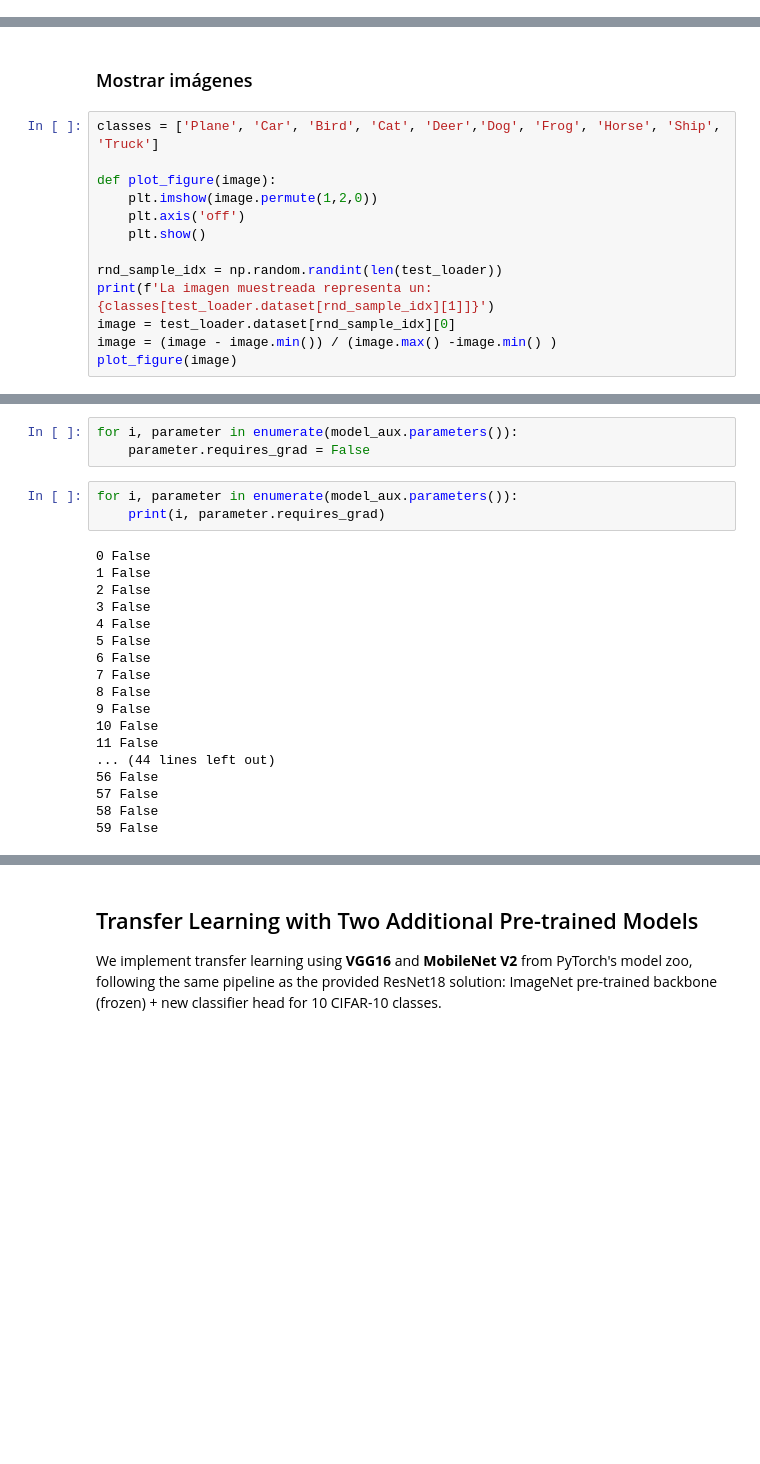
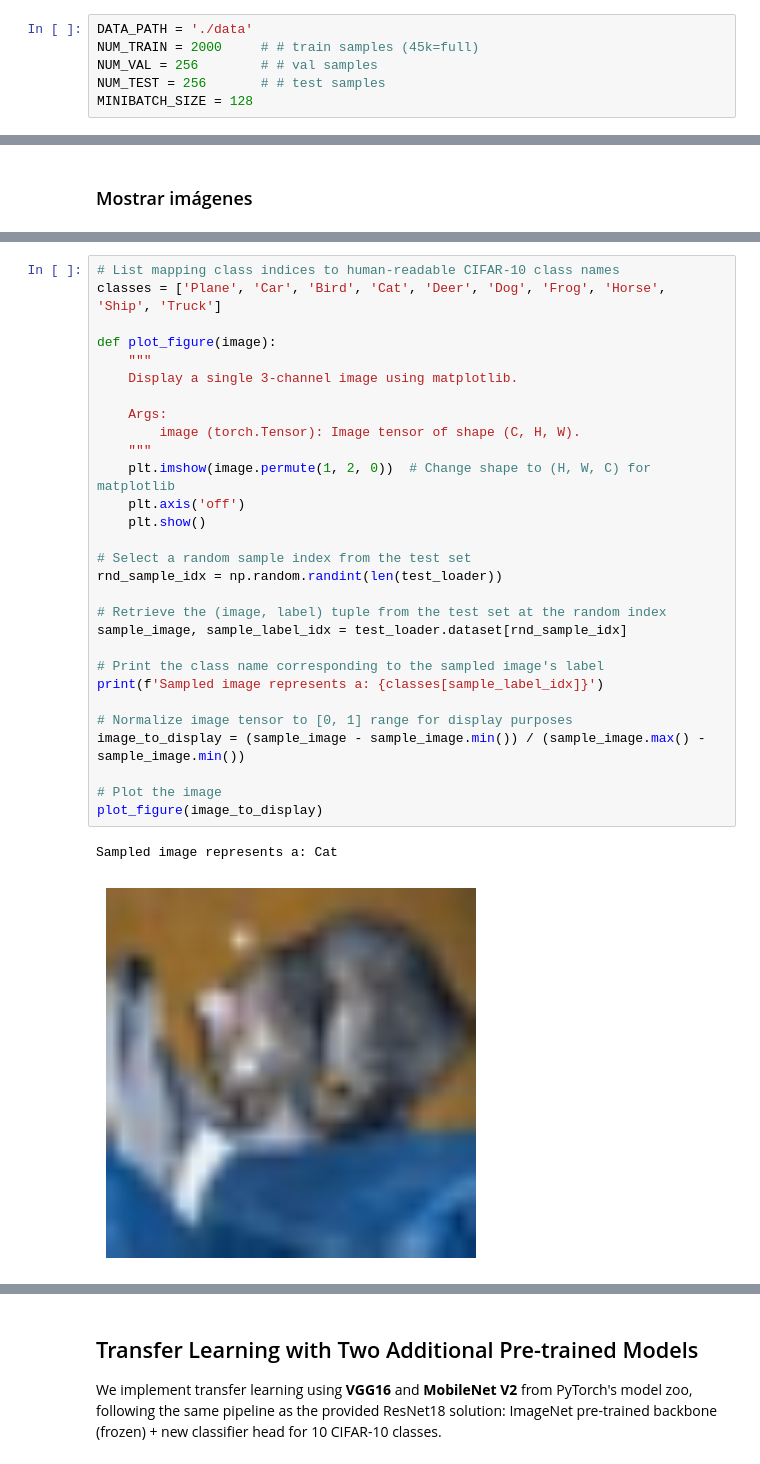
Before and after one commit to Cpano98/advanced-mlm-team78, a Jupyter notebook: TC4033_Activity2c_ID78/A2c_DL_TC5033.ipynb, the cells around one changed output, grey strips where cells are left out. Saved outputs shown, nothing was run; the diff lists cells and outputs as text; blank space fills up the shorter version.

```diff
--- a/TC4033_Activity2c_ID78/A2c_DL_TC5033.ipynb
+++ b/TC4033_Activity2c_ID78/A2c_DL_TC5033.ipynb
@@ -45,3 +57,9 @@ import matplotlib.pyplot as plt
 # %% [markdown]
 ### Descargar sets de datos
+# %%
+DATA_PATH = './data'
+NUM_TRAIN = 2000     # # train samples (45k=full)
+NUM_VAL = 256        # # val samples
+NUM_TEST = 256       # # test samples
+MINIBATCH_SIZE = 128
 # %%
@@ -111,15 +110,2 @@ cpu
 # %% [markdown]
 ### Mostrar imágenes
-# %%
-classes = ['Plane', 'Car', 'Bird', 'Cat', 'Deer','Dog', 'Frog', 'Horse', 'Ship', 'Truck']
-
-def plot_figure(image):
-    plt.imshow(image.permute(1,2,0))
-    plt.axis('off')
-    plt.show()
-
-rnd_sample_idx = np.random.randint(len(test_loader))
-print(f'La imagen muestreada representa un: {classes[test_loader.dataset[rnd_sample_idx][1]]}')
-image = test_loader.dataset[rnd_sample_idx][0]
-image = (image - image.min()) / (image.max() -image.min() )
-plot_figure(image)
@@ -240,24 +112,32 @@ Sequential(
-# %%
-for i, parameter in enumerate(model_aux.parameters()):
-    parameter.requires_grad = False
-# %%
-for i, parameter in enumerate(model_aux.parameters()):
-    print(i, parameter.requires_grad)
-# %% [output]
-0 False
-1 False
-2 False
-3 False
-4 False
-5 False
-6 False
-7 False
-8 False
-9 False
-10 False
-11 False
-... (44 lines left out)
-56 False
-57 False
-58 False
-59 False
+# %%
+# List mapping class indices to human-readable CIFAR-10 class names
+classes = ['Plane', 'Car', 'Bird', 'Cat', 'Deer', 'Dog', 'Frog', 'Horse', 'Ship', 'Truck']
+
+def plot_figure(image):
+    """
+    Display a single 3-channel image using matplotlib.
+
+    Args:
+        image (torch.Tensor): Image tensor of shape (C, H, W).
+    """
+    plt.imshow(image.permute(1, 2, 0))  # Change shape to (H, W, C) for matplotlib
+    plt.axis('off')
+    plt.show()
+
+# Select a random sample index from the test set
+rnd_sample_idx = np.random.randint(len(test_loader))
+
+# Retrieve the (image, label) tuple from the test set at the random index
+sample_image, sample_label_idx = test_loader.dataset[rnd_sample_idx]
+
+# Print the class name corresponding to the sampled image's label
+print(f'Sampled image represents a: {classes[sample_label_idx]}')
+
+# Normalize image tensor to [0, 1] range for display purposes
+image_to_display = (sample_image - sample_image.min()) / (sample_image.max() - sample_image.min())
+
+# Plot the image
+plot_figure(image_to_display)
+# %% [output]
+Sampled image represents a: Cat
+[figure, added]
```
Also changed, not shown: parts of 31 cells of this notebook, 3 other files.
